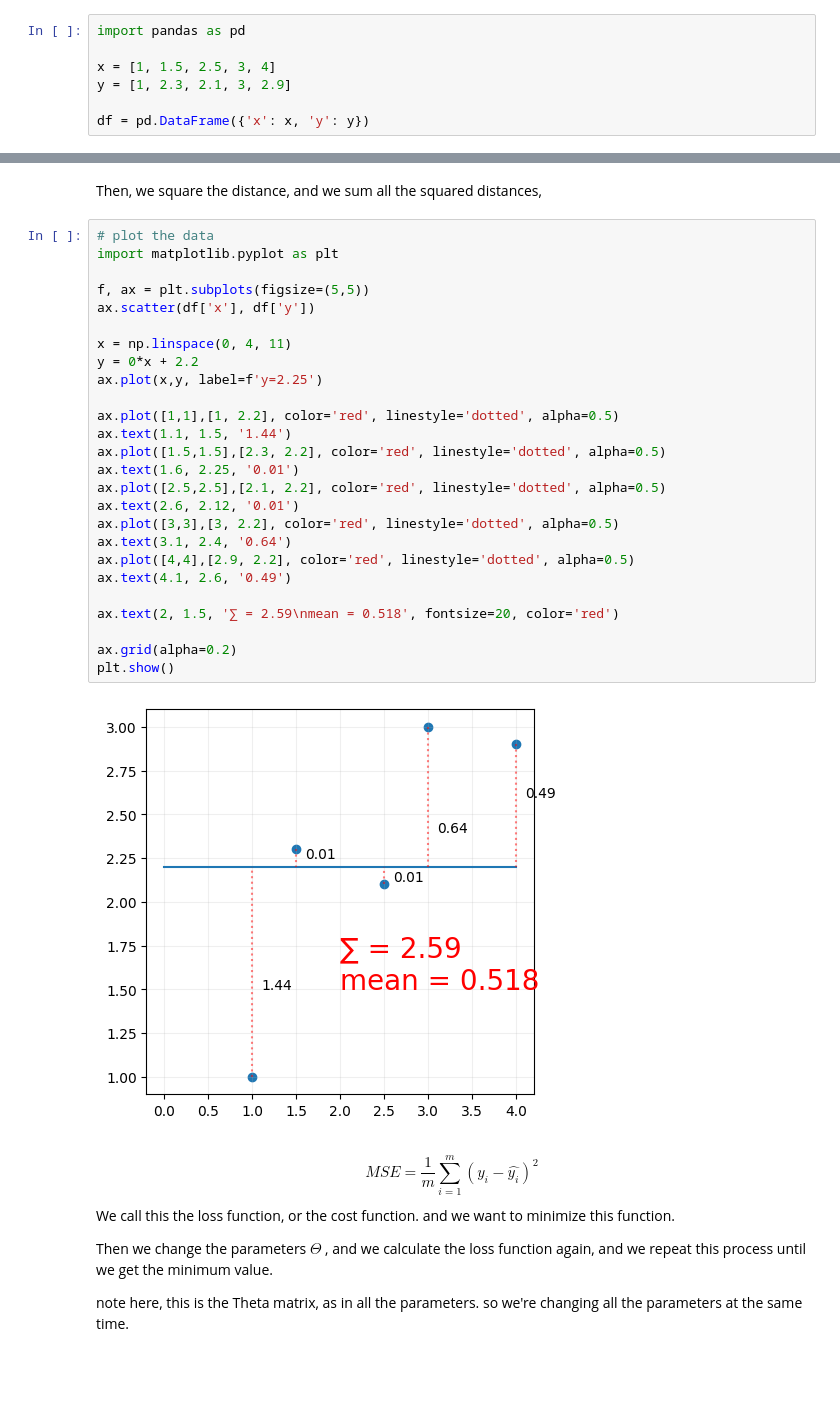
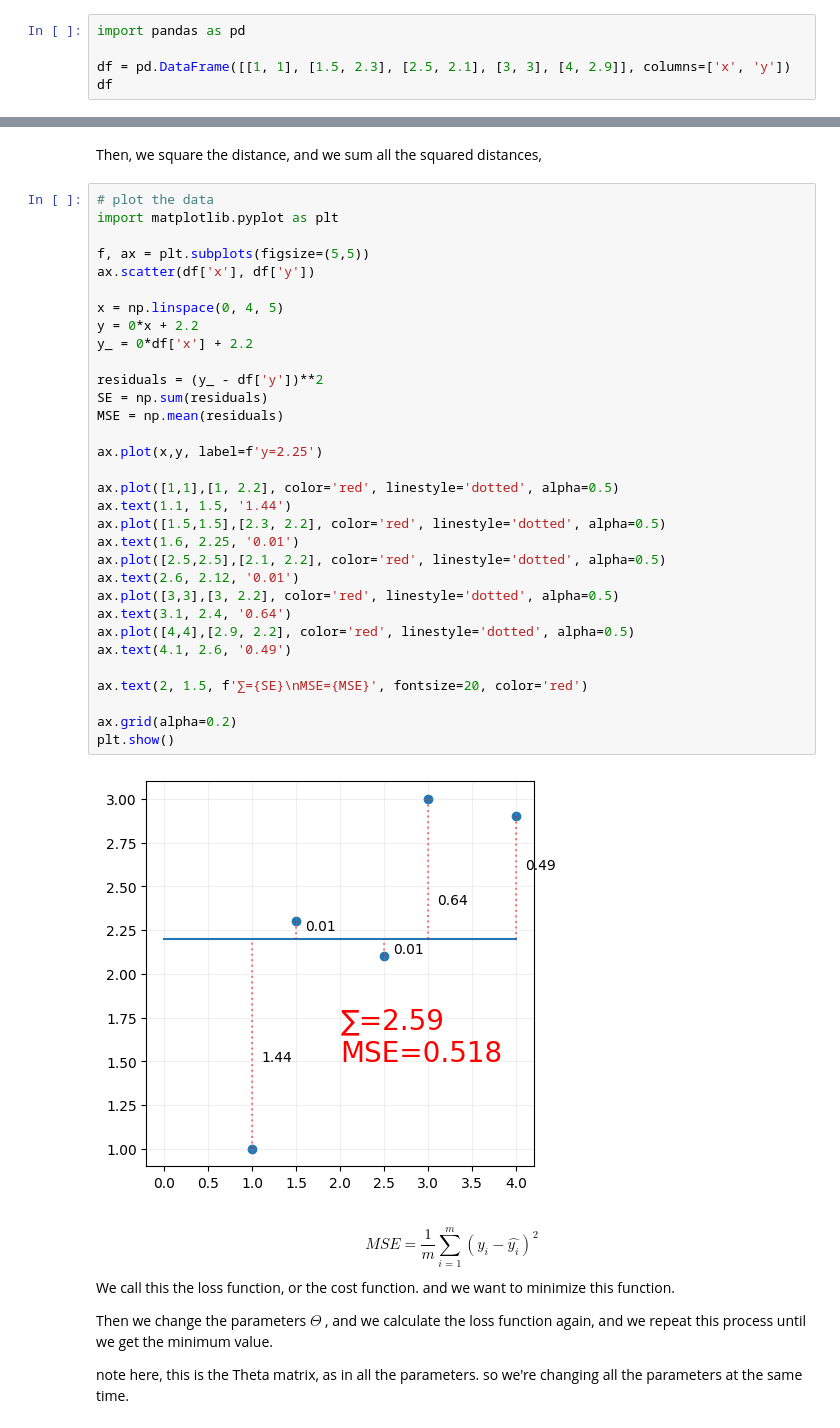
Before and after one commit to IT4063C/IT4063C.github.io, a Jupyter notebook: content/course-notes/9.ml-regression/transcript.ipynb, the cells around one changed output, grey strips where cells are left out. Saved outputs shown, nothing was run; the diff lists cells and outputs as text; blank space fills up the shorter version.

```diff
--- a/content/course-notes/9.ml-regression/transcript.ipynb
+++ b/content/course-notes/9.ml-regression/transcript.ipynb
@@ -380,7 +380,5 @@ Let's see an example here. using this same data here.
 # %%
 import pandas as pd
 
-x = [1, 1.5, 2.5, 3, 4]
-y = [1, 2.3, 2.1, 3, 2.9]
-
-df = pd.DataFrame({'x': x, 'y': y})
+df = pd.DataFrame([[1, 1], [1.5, 2.3], [2.5, 2.1], [3, 3], [4, 2.9]], columns=['x', 'y'])
+df
@@ -439,31 +444,37 @@ Then, we square the distance, and we sum all the squared distances,
 # %%
 # plot the data
 import matplotlib.pyplot as plt
 
 f, ax = plt.subplots(figsize=(5,5))
 ax.scatter(df['x'], df['y'])
 
-x = np.linspace(0, 4, 11)
+x = np.linspace(0, 4, 5)
 y = 0*x + 2.2
+y_ = 0*df['x'] + 2.2
+
+residuals = (y_ - df['y'])**2
+SE = np.sum(residuals)
+MSE = np.mean(residuals)
+
 ax.plot(x,y, label=f'y=2.25')
 
 ax.plot([1,1],[1, 2.2], color='red', linestyle='dotted', alpha=0.5)
 ax.text(1.1, 1.5, '1.44')
 ax.plot([1.5,1.5],[2.3, 2.2], color='red', linestyle='dotted', alpha=0.5)
 ax.text(1.6, 2.25, '0.01')
 ax.plot([2.5,2.5],[2.1, 2.2], color='red', linestyle='dotted', alpha=0.5)
 ax.text(2.6, 2.12, '0.01')
 ax.plot([3,3],[3, 2.2], color='red', linestyle='dotted', alpha=0.5)
 ax.text(3.1, 2.4, '0.64')
 ax.plot([4,4],[2.9, 2.2], color='red', linestyle='dotted', alpha=0.5)
 ax.text(4.1, 2.6, '0.49')
 
-ax.text(2, 1.5, '∑ = 2.59\nmean = 0.518', fontsize=20, color='red')
+ax.text(2, 1.5, f'∑={SE}\nMSE={MSE}', fontsize=20, color='red')
 
 ax.grid(alpha=0.2)
 plt.show()
 # %% [output]
-[figure, old version]
+[figure, new version]
 # %% [markdown]
 $$MSE = \frac{1}{m}\sum_{i=1}^{m}(y_{i} - \hat{y_{i}})^{2}$$
 We call this the loss function, or the cost function. and we want to minimize this function.
```
Also changed, not shown: parts of 18 cells of this notebook.
